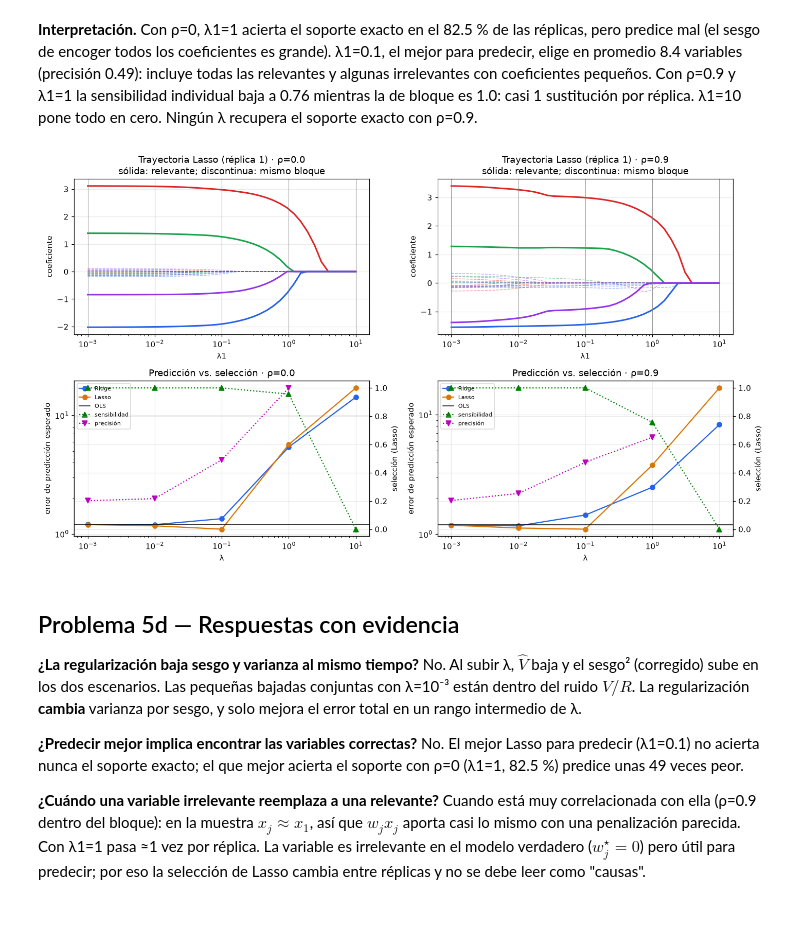
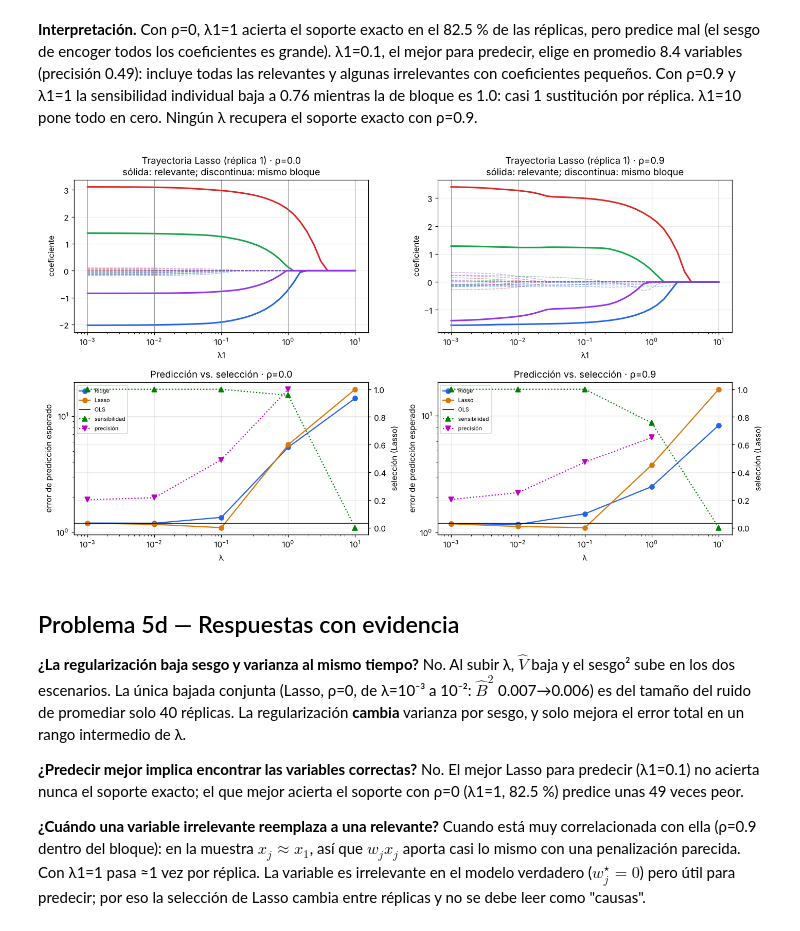
Before and after one commit to Simpplay/Taller_1_Aprendizaje_Automatico, a Jupyter notebook: 01_implementacion_y_simulacion.ipynb, the cells around one changed output. Cells and saved outputs as stored; diff of their text form; code cells hidden in the pictures.

```diff
--- a/01_implementacion_y_simulacion.ipynb
+++ b/01_implementacion_y_simulacion.ipynb
@@ -585,7 +555,7 @@ def ajustar(modelo, lam, X, y):
     elif modelo == "Ridge":
         m = RidgeRegression(lam2=lam, fit_intercept=False)
     else:
-        m = LassoRegression(lam1=lam, fit_intercept=False, accelerate=True, tol=1e-8, max_iter=200_000)
+        m = LassoRegression(lam1=lam, fit_intercept=False, tol=1e-8, max_iter=200_000)
     with warnings.catch_warnings():
         warnings.simplefilter("error", RuntimeWarning)   # si no converge, que salga un error
         return m.fit(X, y)
@@ -607,9 +577,7 @@ for rho in RHOS:
             Ef = np.mean((F - f_star) ** 2)
             coefs[(rho, modelo, lam)] = W
             sim.append({"rho": rho, "modelo": modelo, "lambda": lam, "B2": B2, "V": V, "E_f": Ef,
-                        "|E_f-(B2+V)|": abs(Ef - B2 - V), "E_pred = E_f + σ²": Ef + SIGMA ** 2,
-                        "B2 corregido = B2 - V/(R-1)": B2 - V / (R - 1),
-                        "||w̄-w*||²": np.sum((W.mean(0) - w_star) ** 2)})
+                        "|E_f-(B2+V)|": abs(Ef - B2 - V), "E_pred = E_f + σ²": Ef + SIGMA ** 2})
 sim = pd.DataFrame(sim)
 sim.to_csv(RES / "p5_sesgo_varianza.csv", index=False)
 print(f"Ajustes: {len(sim)} configuraciones x {R} réplicas en {time.time() - t_sim:.1f} s")
@@ -689,17 +655,11 @@ for rho in RHOS:
         media_emp = W.mean(0)
         cov_emp = np.cov(W.T, ddof=1)
         error_mc = np.sqrt(np.trace(cov_teo) / R)
-        B2_teo = np.mean((Xs @ (media_teo - w_star)) ** 2)
-        V_teo = np.mean(np.einsum("md,de,me->m", Xs, cov_teo, Xs))
-        fila = sim[(sim.rho == rho) & (sim.modelo == "Ridge") & (sim["lambda"] == lam)].iloc[0]
-        err_cov_esperado = np.sqrt((np.trace(cov_teo @ cov_teo) + np.trace(cov_teo) ** 2) / (R - 1)) / np.linalg.norm(cov_teo)
         teoria.append({"rho": rho, "lambda": lam,
                        "||media emp - teórica||": np.linalg.norm(media_emp - media_teo),
                        "error MC esperado": error_mc,
-                       "err. rel. Cov (Frobenius)": np.linalg.norm(cov_emp - cov_teo) / np.linalg.norm(cov_teo),
-                       "err. rel. Cov esperado (MC)": err_cov_esperado,
-                       "B² teórico": B2_teo, "B² emp.": fila.B2,
-                       "V teórica·(R-1)/R": V_teo * (R - 1) / R, "V emp.": fila.V})
+                       "tr Cov teórica": np.trace(cov_teo), "tr Cov empírica": np.trace(cov_emp),
+                       "err. rel. Cov (Frobenius)": np.linalg.norm(cov_emp - cov_teo) / np.linalg.norm(cov_teo)})
 teoria = pd.DataFrame(teoria)
 teoria.to_csv(RES / "p5_ridge_teoria_vs_empirica.csv", index=False)
 display(teoria.set_index(["rho", "lambda"]))
@@ -838,14 +799,9 @@ colores = {0: "#dc2626", 5: "#2563eb", 10: "#16a34a", 15: "#9333ea"}
 fig, axes = plt.subplots(2, 2, figsize=(13, 7.5))
 for col, rho in enumerate(RHOS):
     X, Xs, Y = generar_escenario(rho)
-    # trayectoria de coeficientes: de lambda grande a pequeño, con arranque en caliente (warm_start)
-    m = LassoRegression(lam1=lam_path[-1], fit_intercept=False, accelerate=True, tol=1e-9, warm_start=True)
-    camino = []
-    for lam in lam_path[::-1]:
-        m.lam1 = lam
-        m.fit(X, Y[0])
-        camino.append(m.coef_.copy())
-    camino = np.array(camino[::-1])
+    # trayectoria de coeficientes: un ajuste nuevo de Lasso para cada lambda
+    camino = np.array([LassoRegression(lam1=lam, fit_intercept=False, tol=1e-8, max_iter=200_000).fit(X, Y[0]).coef_
+                       for lam in lam_path])
     ax = axes[0, col]
     for j in range(D):
         relevante = j in S_STAR
@@ -853,39 +809,40 @@ for col, rho in enumerate(RHOS):
         if relevante:
             ax.plot(lam_path, camino[:, j], lw=2, color=color, alpha=1, ls="-")
         else:
             ax.plot(lam_path, camino[:, j], lw=0.9, color=color, alpha=0.45, ls="--")
     for lam in LAMBDAS:
         ax.axvline(lam, color="gray", lw=0.5)
     ax.set(xscale="log", xlabel="λ1", ylabel="coeficiente",
            title=f"Trayectoria Lasso (réplica 1) · ρ={rho}\nsólida: relevante; discontinua: mismo bloque")
     # abajo: error de predicción contra sensibilidad y precisión
     ax = axes[1, col]
     s = sim[sim.rho == rho]
     for modelo, color in [("Ridge", "#2563eb"), ("Lasso", "#d97706")]:
         t = s[s.modelo == modelo]
         ax.plot(t["lambda"], t["E_pred = E_f + σ²"], "-o", color=color, label=modelo)
     ax.axhline(s[s.modelo == "OLS"]["E_pred = E_f + σ²"].iloc[0], color="k", lw=1, label="OLS")
     ax2 = ax.twinx()
     t = seleccion[seleccion.rho == rho]
     ax2.plot(t["lambda"], t["sensibilidad media"], "g:^", label="sensibilidad")
     ax2.plot(t["lambda"], t["precisión media"], "m:v", label="precisión")
     ax2.set_ylim(-0.05, 1.05)
     ax2.set_ylabel("selección (Lasso)")
     ax.set(xscale="log", yscale="log", xlabel="λ", ylabel="error de predicción esperado",
            title=f"Predicción vs. selección · ρ={rho}")
     h1, l1 = ax.get_legend_handles_labels()
     h2, l2 = ax2.get_legend_handles_labels()
     ax.legend(h1 + h2, l1 + l2, fontsize=7, loc="upper left")
 plt.tight_layout()
 plt.savefig(RES / "p5_trayectorias_seleccion.png", bbox_inches="tight")
 plt.show()
 # %% [output]
-[figure, old version]
+[figure, new version]
 # %% [markdown]
 ## Problema 5d — Respuestas con evidencia
 
-**¿La regularización baja sesgo y varianza al mismo tiempo?** No. Al subir λ, $\hat V$ baja y el sesgo² (corregido)
-sube en los dos escenarios. Las pequeñas bajadas conjuntas con λ=10⁻³ están dentro del ruido $V/R$. La regularización
+**¿La regularización baja sesgo y varianza al mismo tiempo?** No. Al subir λ, $\hat V$ baja y el sesgo²
+sube en los dos escenarios. La única bajada conjunta (Lasso, ρ=0, de λ=10⁻³ a 10⁻²: $\hat B^2$ 0.007→0.006) es del tamaño del ruido
+de promediar solo 40 réplicas. La regularización
 **cambia** varianza por sesgo, y solo mejora el error total en un rango intermedio de λ.
 
 **¿Predecir mejor implica encontrar las variables correctas?** No. El mejor Lasso para predecir (λ1=0.1) no acierta
```
Also changed, not shown: parts of 22 cells of this notebook, 40 other files.
